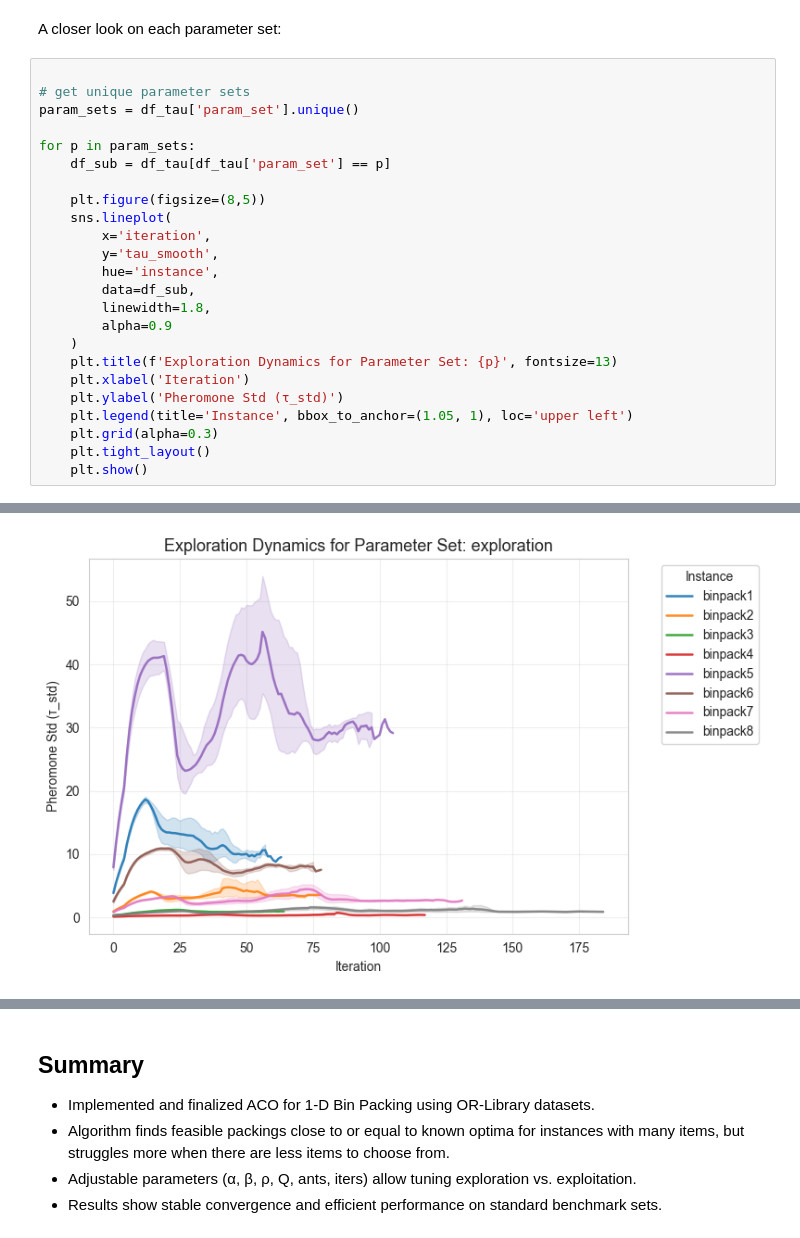
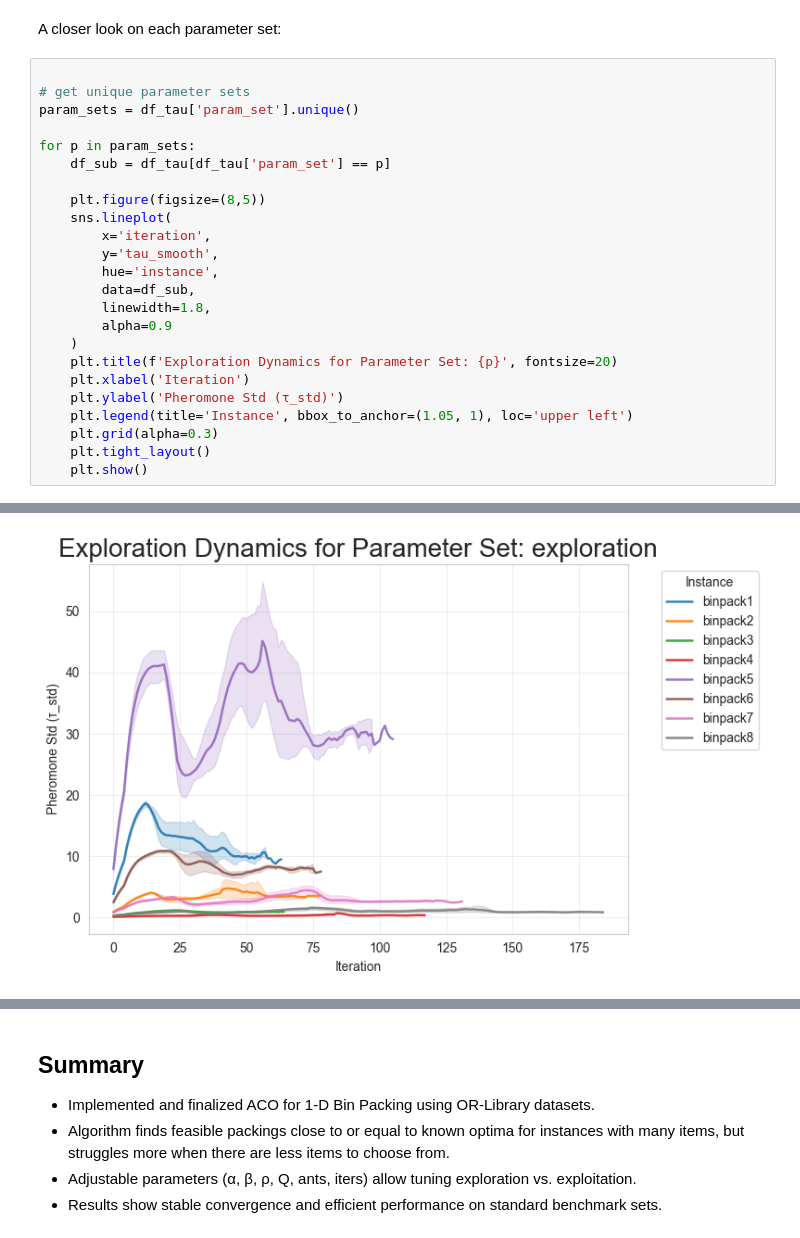
Before and after one commit to jofa016/ACIT4610---Final-Group-Project, a Jupyter notebook: ACO_new.ipynb, the cells around one changed output, grey strips where cells are left out. Cells and saved outputs as stored; diff of their text form.

```diff
--- a/ACO_new.ipynb
+++ b/ACO_new.ipynb
@@ -1071,7 +1107,7 @@ for p in param_sets:
         linewidth=1.8,
         alpha=0.9
     )
-    plt.title(f'Exploration Dynamics for Parameter Set: {p}', fontsize=13)
+    plt.title(f'Exploration Dynamics for Parameter Set: {p}', fontsize=20)
     plt.xlabel('Iteration')
     plt.ylabel('Pheromone Std (τ_std)')
     plt.legend(title='Instance', bbox_to_anchor=(1.05, 1), loc='upper left')
@@ -1083 +1119 @@ for p in param_sets:
-[figure, old version]
+[figure, new version]
```
Also changed, not shown: parts of 24 cells of this notebook.
